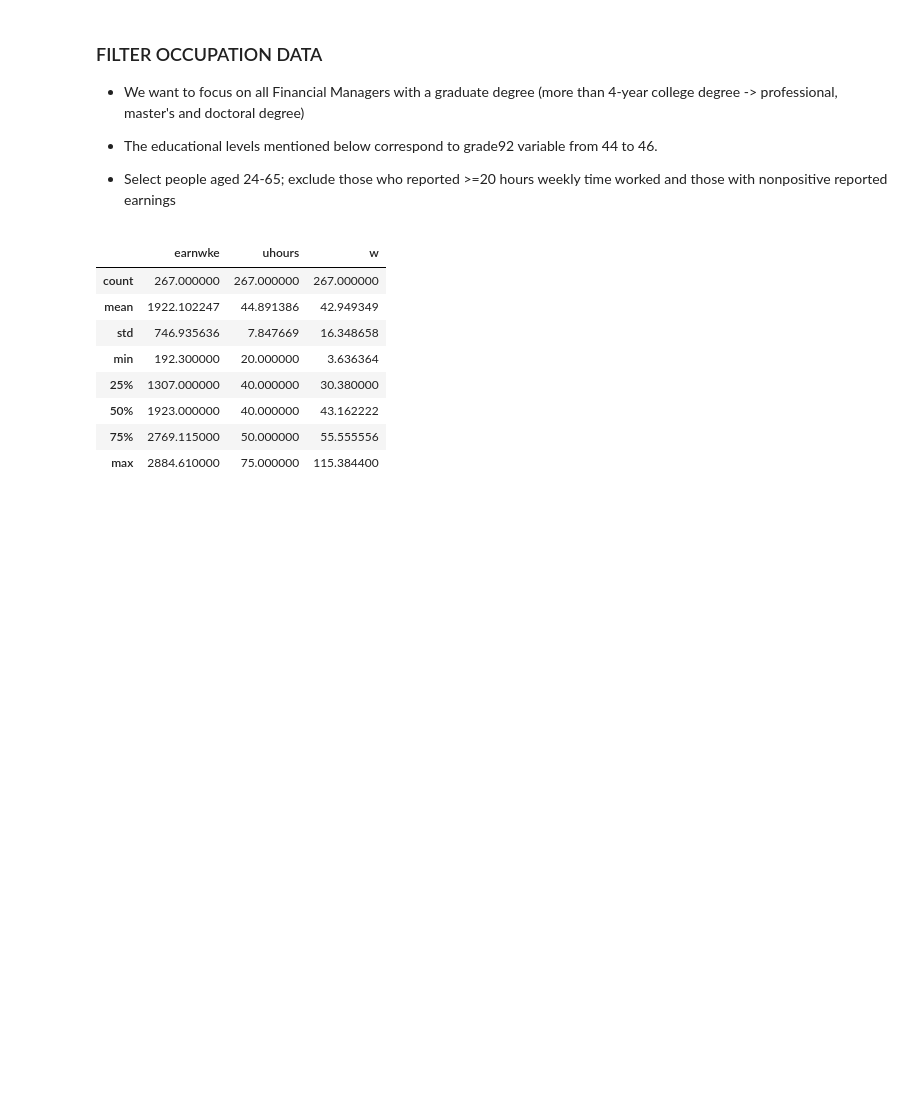
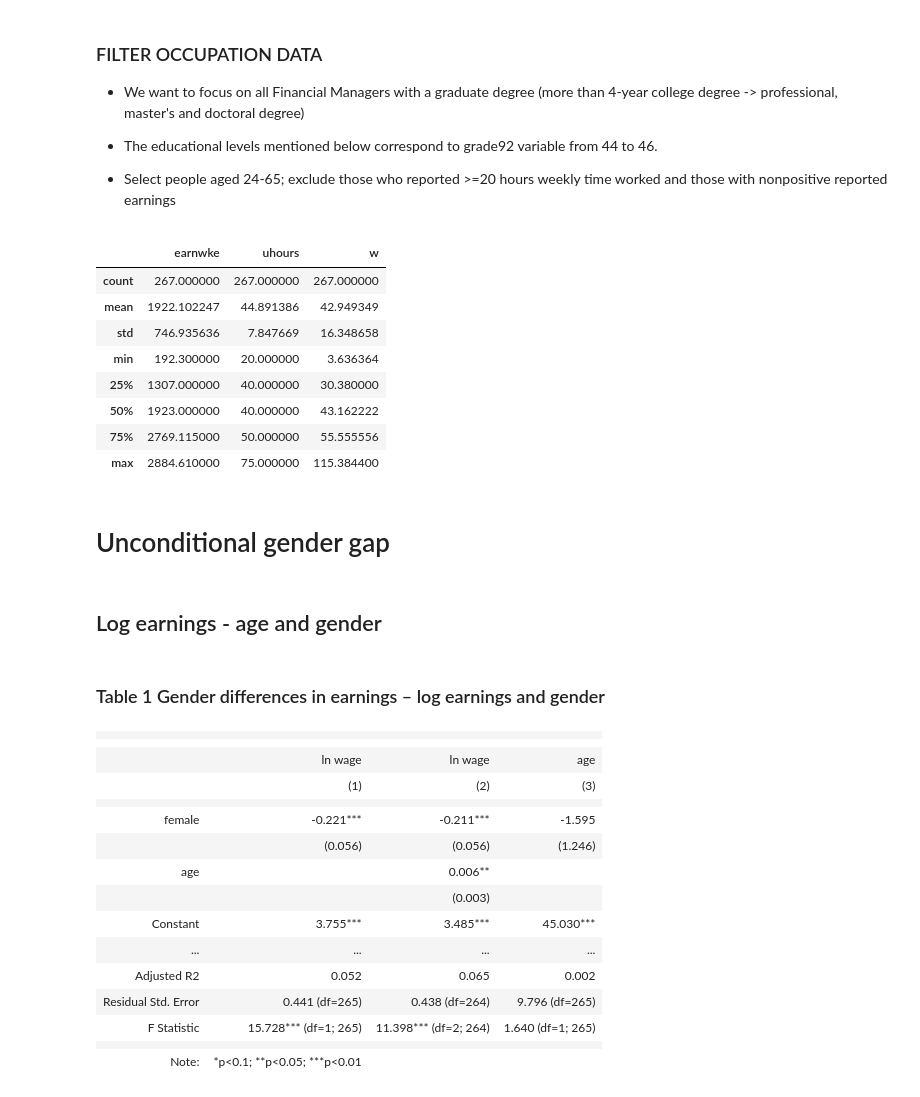
Before and after one commit to Alejandra-savagebriz/DA2, a Jupyter notebook: DA2_Assignment1.ipynb, the cells around one changed output. Drawn from its saved outputs; the diff is of its cells as text; code cells hidden in the pictures; blank space fills up the shorter version.

Commit message:
Regression for unconditional gender gap

```diff
--- a/DA2_Assignment1.ipynb
+++ b/DA2_Assignment1.ipynb
@@ -603,3 +603,37 @@ cps.loc[:, ["earnwke", "uhours", "w"]].describe()
 | 50% | 1923.000000 | 40.000000 | 43.162222 |
 | 75% | 2769.115000 | 50.000000 | 55.555556 |
 | max | 2884.610000 | 75.000000 | 115.384400 |
+# %% [markdown]
+# Unconditional gender gap
+# %% [markdown]
+## Log earnings - age and gender
+# %% [markdown]
+### Table 1 Gender differences in earnings – log earnings and gender
+# %%
+# use robust std
+reg = smf.ols(formula="lnw~female", data=cps).fit(cov_type="HC1")
+reg2 = smf.ols(formula="lnw~female+age", data=cps).fit(cov_type="HC1")
+reg3 = smf.ols(formula="age~female", data=cps).fit(cov_type="HC1")
+# %%
+stargazer = Stargazer([reg, reg2, reg3])
+stargazer.custom_columns(["ln wage", "ln wage", "age"], [1, 1, 1])
+stargazer.covariate_order(["female", "age", "Intercept"])
+stargazer.rename_covariates({"Intercept": "Constant"})
+stargazer
+# %% [output]
+|  |  |  |  |
+|  |
+|  | ln wage | ln wage | age |
+|  | (1) | (2) | (3) |
+|  |  |  |  |
+| female | -0.221*** | -0.211*** | -1.595 |
+|  | (0.056) | (0.056) | (1.246) |
+| age |  | 0.006** |  |
+|  |  | (0.003) |  |
+| Constant | 3.755*** | 3.485*** | 45.030*** |
+| ... | ... | ... | ... |
+| Adjusted R2 | 0.052 | 0.065 | 0.002 |
+| Residual Std. Error | 0.441 (df=265) | 0.438 (df=264) | 9.796 (df=265) |
+| F Statistic | 15.728*** (df=1; 265) | 11.398*** (df=2; 264) | 1.640 (df=1; 265) |
+|  |  |  |  |
+| Note: | *p<0.1; **p<0.05; ***p<0.01 |  |  |
```
Also changed, not shown: parts of 2 cells of this notebook.
